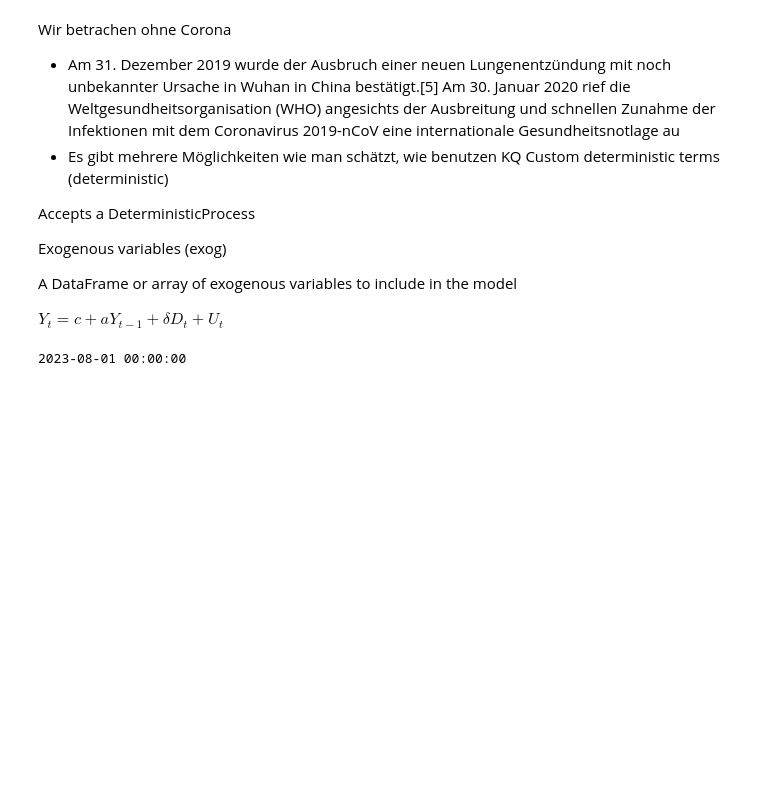
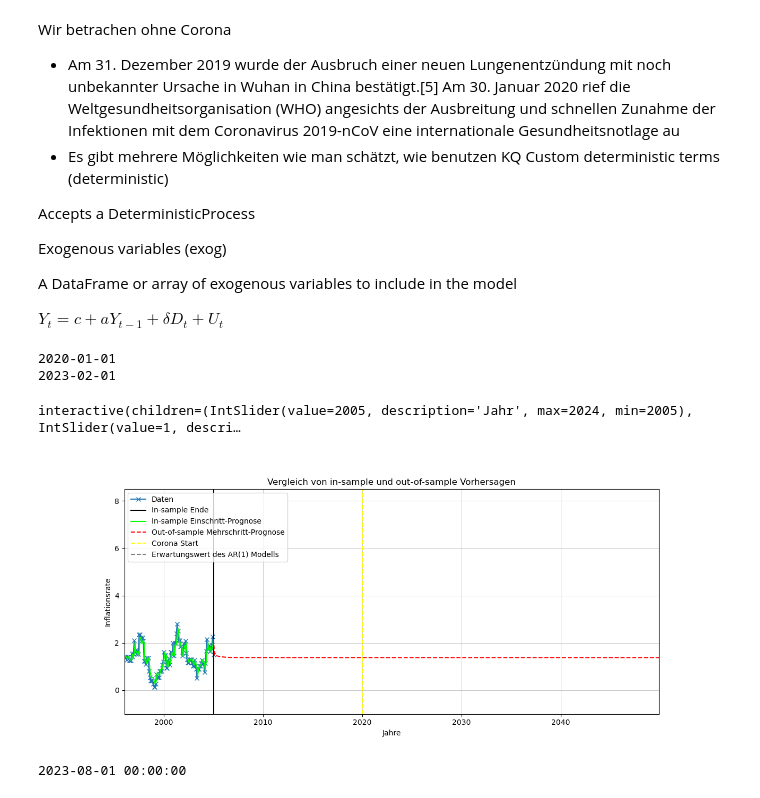
Before and after one commit to FSpanhel/plv_1, a Jupyter notebook: presentation.ipynb, the cells around one changed output. Saved outputs shown, nothing was run; the diff lists cells and outputs as text; code cells hidden in the pictures; blank space fills up the shorter version.

```diff
--- a/presentation.ipynb
+++ b/presentation.ipynb
@@ -296,6 +302,22 @@ Exogenous variables (exog)
 A DataFrame or array of exogenous variables to include in the model
 
 $Y_t = c + aY_{t-1} + \delta D_t + U_t$
+# %%
+from plv.model import CrisisDummy, AR1
+print(corona_begin)
+print(max_inflation)
+
+ar1 = AR1()
+dummy = CrisisDummy(start=corona_begin, end=max_inflation)
+# %% [output]
+2020-01-01
+2023-02-01
+# %%
+a = InteractiveForecastPlot(ar1, inflation, dummy, 750, figsize=(13, 5.5), ylim=(-1, 8.5))
+a.plot()
+# %% [output]
+interactive(children=(IntSlider(value=2005, description='Jahr', max=2024, min=2005), IntSlider(value=1, descri…
+[figure, added]
 # %%
 from IPython.display import display, HTML
 display(HTML("<style>.container { width:95% !important; }</style>"))
```
Also changed, not shown: parts of 5 cells of this notebook, 5 other files.
